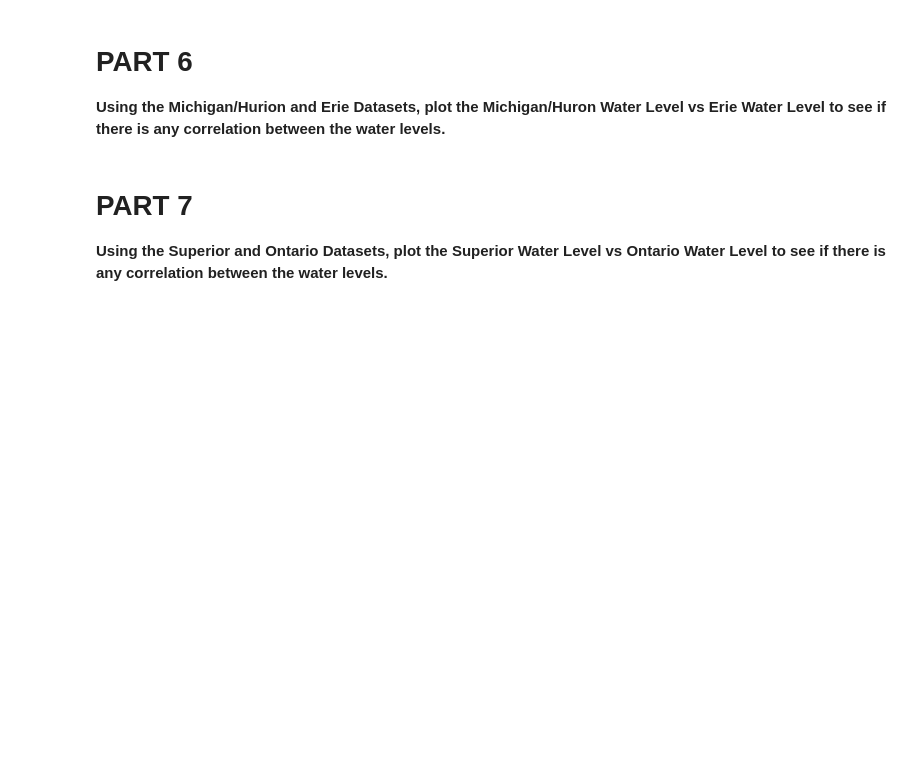
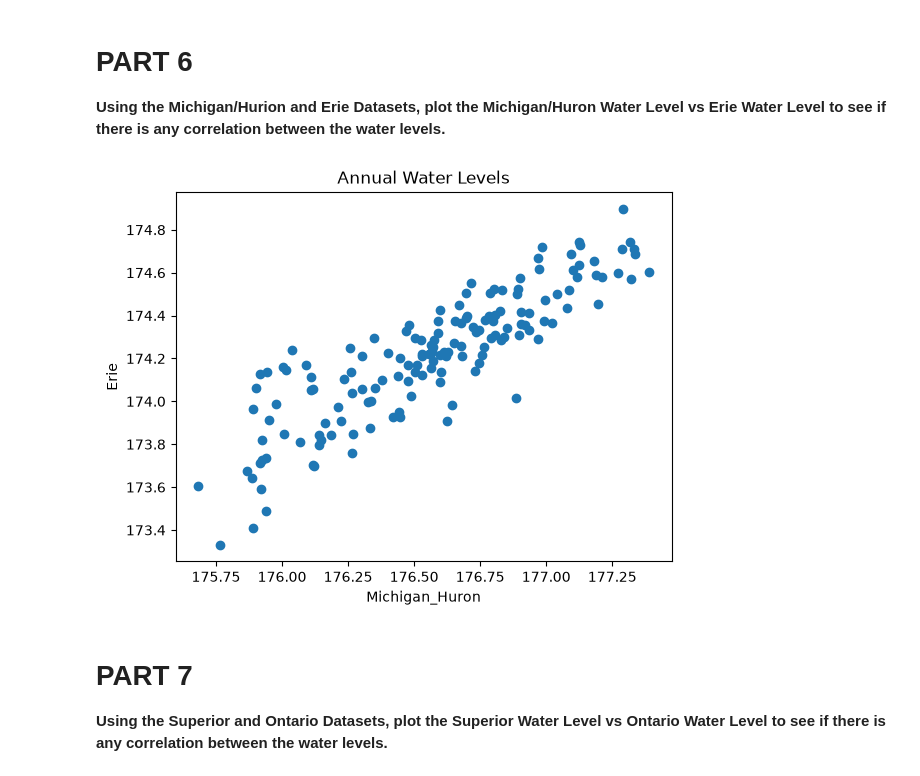
Before and after one commit to Reec1e33/CMSE202_Git_Started, a Jupyter notebook: Great_Lakes_and_Grand_River.ipynb, the cells around one changed output. Saved outputs shown, nothing was run; the diff lists cells and outputs as text; code cells hidden in the pictures; blank space fills up the shorter version.

```diff
--- a/Great_Lakes_and_Grand_River.ipynb
+++ b/Great_Lakes_and_Grand_River.ipynb
@@ -88,3 +107,26 @@ Text(0.5, 1.0, 'Water level over time')
+# %%
+# Insert Code Here
+import pandas as pd
+import matplotlib.pyplot as plt
+MichHuron = pd.read_csv("data/mhu.csv")
+Erie = pd.read_csv("data/eri.csv")
+
+mh = MichHuron.iloc[:, [0, 1]].copy()
+mh.columns = ["Year", "Michigan_Huron"]
+
+er = Erie.iloc[:, [0, 1]].copy()
+er.columns = ["Year", "Erie"]
+
+# Match rows that have the same year
+levels = pd.merge(mh, er, on="Year")
+
+plt.scatter(levels["Michigan_Huron"], levels["Erie"])
+plt.xlabel("Michigan_Huron")
+plt.ylabel("Erie")
+plt.title("Annual Water Levels")
+plt.show()
+# %% [output]
+[figure, added]
 # %% [markdown]
 # PART 7
 
```
Also changed, not shown: parts of 3 cells of this notebook.
